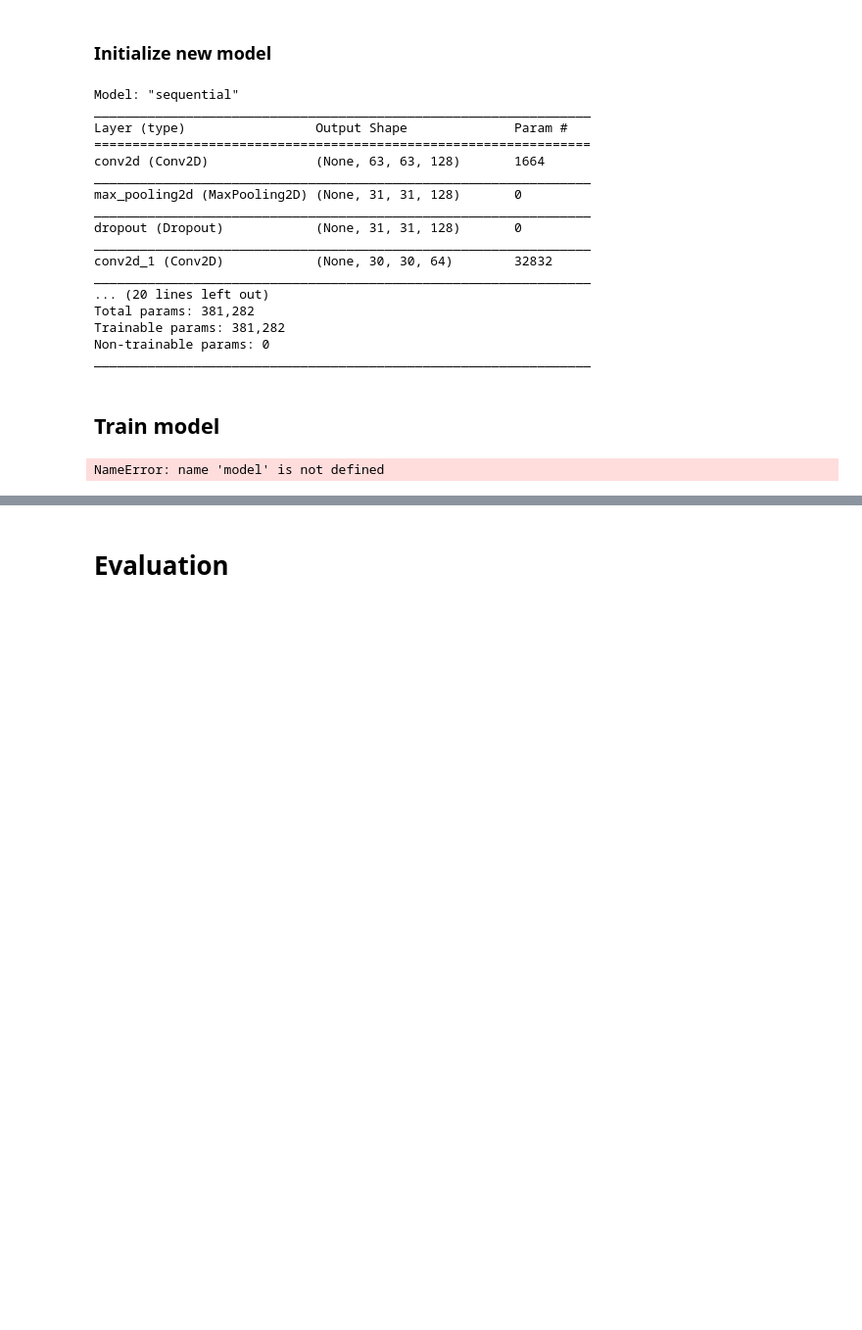
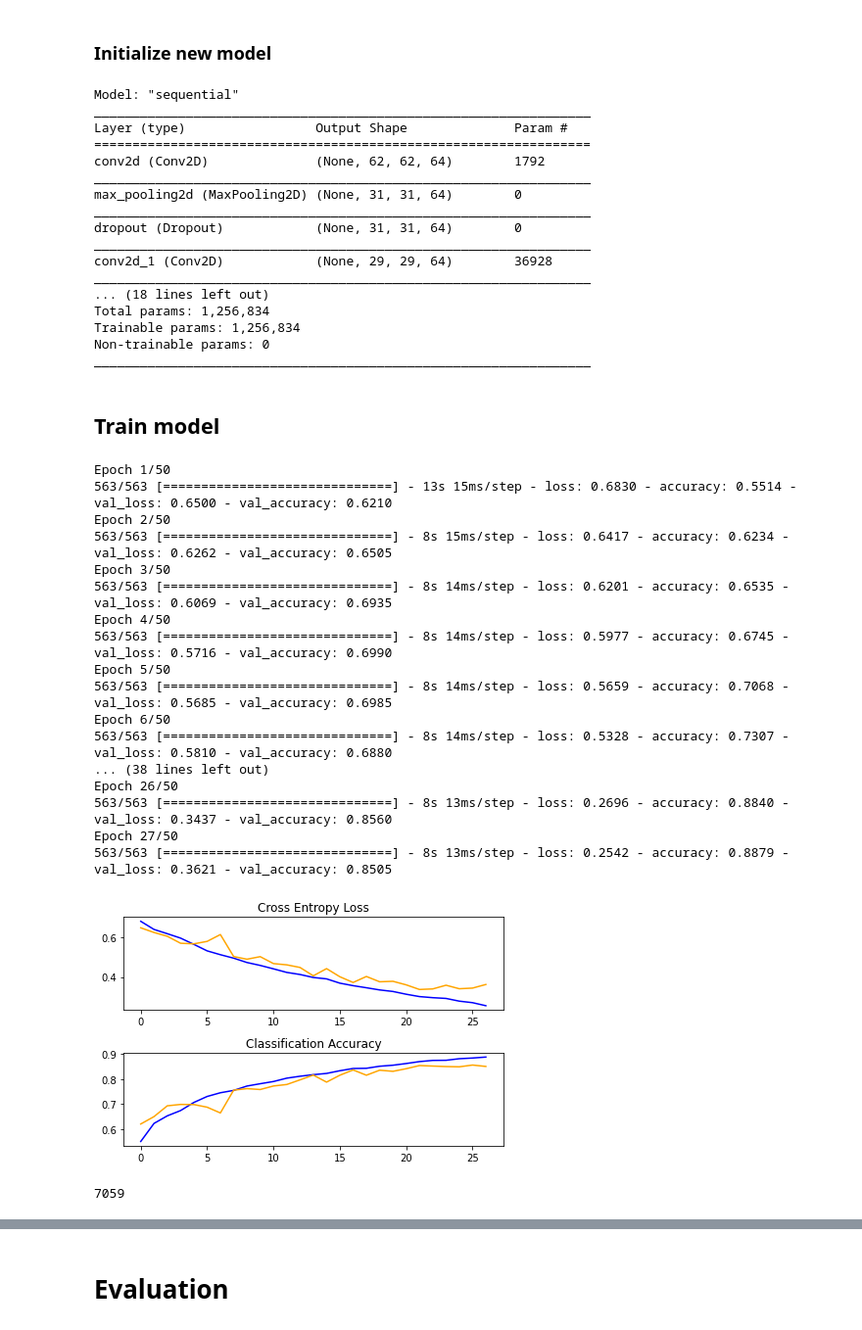
Before and after one commit to trminhnam/dogs-vs-cats, a Jupyter notebook: experiment.ipynb, the cells around one changed output, grey strips where cells are left out. Shown: that part at 98% size. Saved outputs shown, nothing was run; the diff lists cells and outputs as text; code cells hidden in the pictures; blank space fills up the shorter version.

Commit message:
Update: add  early stopping

```diff
--- a/experiment.ipynb
+++ b/experiment.ipynb
@@ -14,7 +14,7 @@ from matplotlib import pyplot
 import sys
 %matplotlib inline
 
-def summarize_diagnostics(history):
+def summarize_diagnostics(history, save_name='temp'):
     # plot loss
     pyplot.subplot(211)
     pyplot.title('Cross Entropy Loss')
@@ -27,7 +27,7 @@ def summarize_diagnostics(history):
     pyplot.plot(history.history['val_accuracy'], color='orange', label='test')
     pyplot.tight_layout()
     # save plot to file
-    pyplot.savefig('temp' + '_plot.png')
+    pyplot.savefig(save_name + '_plot.png')
     pyplot.show()
     pyplot.close()
 
@@ -59,6 +59,32 @@ def plot_confusion_matrix(cm, classes,
     plt.tight_layout()
     plt.ylabel('True label')
     plt.xlabel('Predicted label')
+# %%
+from tensorflow.compat.v1.keras.backend import set_session
+from tensorflow.compat.v1.keras.backend import clear_session
+from tensorflow.compat.v1.keras.backend import get_session
+import gc
+# import tensorflow
+
+# Reset Keras Session
+def reset_keras(model):
+    sess = get_session()
+    clear_session()
+    sess.close()
+    sess = get_session()
+
+    try:
+        del model # this is from global space - change this as you need
+    except:
+        pass
+
+    print(gc.collect()) # if it's done something you should see a number being outputted
+
+    # use the same config as you used to create the session
+    config = tf.compat.v1.ConfigProto()
+    config.gpu_options.per_process_gpu_memory_fraction = 1
+    config.gpu_options.visible_device_list = "0"
+    set_session(tf.compat.v1.Session(config=config))
 # %% [markdown]
 # Dataset
 # %%
@@ -148,21 +180,22 @@ print(y_train[:5])
 def get_model():
     model = tf.keras.models.Sequential()
 
-    model.add(tf.keras.layers.Conv2D(128, (2, 2), activation='relu', input_shape=(IMG_WIDTH, IMG_HEIGHT, 3)))
+    model.add(tf.keras.layers.Conv2D(64, (3, 3), activation='relu', input_shape=(IMG_WIDTH, IMG_HEIGHT, 3)))
     model.add(tf.keras.layers.MaxPooling2D(pool_size=(2, 2)))
     model.add(tf.keras.layers.Dropout(0.25))
 
-    model.add(tf.keras.layers.Conv2D(64, (2, 2), activation='relu'))
+    model.add(tf.keras.layers.Conv2D(64, (3, 3), activation='relu'))
     model.add(tf.keras.layers.MaxPooling2D(pool_size=(2, 2)))
     model.add(tf.keras.layers.Dropout(0.25))
 
-    model.add(tf.keras.layers.Conv2D(32, (3, 3), activation='relu'))
+    model.add(tf.keras.layers.Conv2D(64, (3, 3), activation='relu'))
     model.add(tf.keras.layers.MaxPooling2D(pool_size=(2, 2)))
     model.add(tf.keras.layers.Dropout(0.25))
 
 
     model.add(tf.keras.layers.Flatten())
 
+    model.add(tf.keras.layers.Dense(units=512, activation='relu'))
     model.add(tf.keras.layers.Dense(units=256, activation='relu'))
     model.add(tf.keras.layers.Dense(units=128, activation='relu'))
     model.add(tf.keras.layers.Dropout(0.5))
@@ -170,7 +203,7 @@ def get_model():
     model.add(tf.keras.layers.Dense(2, activation='softmax'))
 
     model.compile(
-        optimizer=tf.keras.optimizers.SGD(learning_rate=0.01),
+        optimizer=tf.keras.optimizers.SGD(learning_rate=0.01, momentum=0.9),
         loss=tf.keras.losses.CategoricalCrossentropy(),
         metrics=['accuracy']
     )
@@ -212,23 +245,44 @@ Model: "sequential"
 _________________________________________________________________
 Layer (type)                 Output Shape              Param #
 =================================================================
-conv2d (Conv2D)              (None, 63, 63, 128)       1664
+conv2d (Conv2D)              (None, 62, 62, 64)        1792
 _________________________________________________________________
-max_pooling2d (MaxPooling2D) (None, 31, 31, 128)       0
+max_pooling2d (MaxPooling2D) (None, 31, 31, 64)        0
 _________________________________________________________________
-dropout (Dropout)            (None, 31, 31, 128)       0
+dropout (Dropout)            (None, 31, 31, 64)        0
 _________________________________________________________________
-conv2d_1 (Conv2D)            (None, 30, 30, 64)        32832
+conv2d_1 (Conv2D)            (None, 29, 29, 64)        36928
 _________________________________________________________________
-... (20 lines left out)
-Total params: 381,282
-Trainable params: 381,282
+... (18 lines left out)
+Total params: 1,256,834
+Trainable params: 1,256,834
 Non-trainable params: 0
 _________________________________________________________________
 # %% [markdown]
 ## Train model
 # %%
-history = model.fit(X_train, y_train, validation_split=0.1, epochs=EPOCHS)
+callback = tf.keras.callbacks.EarlyStopping(monitor='val_loss', patience=5)
+history = model.fit(X_train, y_train, validation_split=0.1, epochs=50, callbacks=[callback])
 model.save('temp.h5')
+summarize_diagnostics(history, 'temp')
+reset_keras(model)
 # %% [output]
-NameError: name 'model' is not defined
+Epoch 1/50
+563/563 [==============================] - 13s 15ms/step - loss: 0.6830 - accuracy: 0.5514 - val_loss: 0.6500 - val_accuracy: 0.6210
+Epoch 2/50
+563/563 [==============================] - 8s 15ms/step - loss: 0.6417 - accuracy: 0.6234 - val_loss: 0.6262 - val_accuracy: 0.6505
+Epoch 3/50
+563/563 [==============================] - 8s 14ms/step - loss: 0.6201 - accuracy: 0.6535 - val_loss: 0.6069 - val_accuracy: 0.6935
+Epoch 4/50
+563/563 [==============================] - 8s 14ms/step - loss: 0.5977 - accuracy: 0.6745 - val_loss: 0.5716 - val_accuracy: 0.6990
+Epoch 5/50
+563/563 [==============================] - 8s 14ms/step - loss: 0.5659 - accuracy: 0.7068 - val_loss: 0.5685 - val_accuracy: 0.6985
+Epoch 6/50
+563/563 [==============================] - 8s 14ms/step - loss: 0.5328 - accuracy: 0.7307 - val_loss: 0.5810 - val_accuracy: 0.6880
+... (38 lines left out)
+Epoch 26/50
+563/563 [==============================] - 8s 13ms/step - loss: 0.2696 - accuracy: 0.8840 - val_loss: 0.3437 - val_accuracy: 0.8560
+Epoch 27/50
+563/563 [==============================] - 8s 13ms/step - loss: 0.2542 - accuracy: 0.8879 - val_loss: 0.3621 - val_accuracy: 0.8505
+[figure, added]
+7059
```
Also changed, not shown: parts of 9 cells of this notebook.
